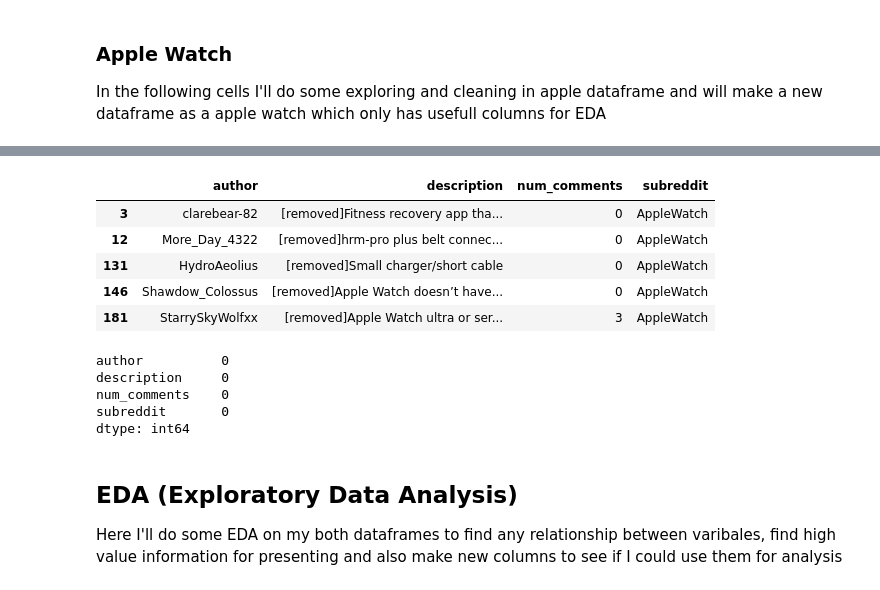
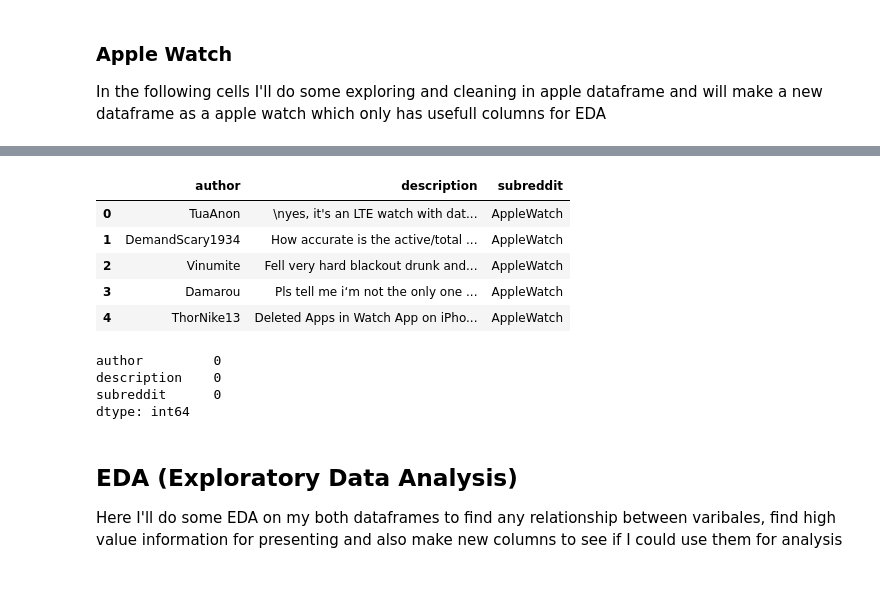
Before and after one commit to farhadfarahanii/Predicting_Subreddit_Based_on_ML_-Models, a Jupyter notebook: code/02_Cleaning_and_EDA.ipynb, the cells around one changed output, grey strips where cells are left out. Drawn from its saved outputs; the diff is of its cells as text; code cells hidden in the pictures.

```diff
--- a/code/02_Cleaning_and_EDA.ipynb
+++ b/code/02_Cleaning_and_EDA.ipynb
@@ -198,10 +187,26 @@ df_applewatch.head()
+# %%
+# make a new dataframe for EDA
+df_applewatch = df_apple.loc[:,["author", "description", "subreddit"]]
+df_applewatch.head()
+# %% [output]
+|  | author | description | subreddit |
+| 0 | TuaAnon | \nyes, it's an LTE watch with dat... | AppleWatch |
+| 1 | DemandScary1934 | How accurate is the active/total ... | AppleWatch |
+| 2 | Vinumite | Fell very hard blackout drunk and... | AppleWatch |
+| 3 | Damarou | Pls tell me i‘m not the only one ... | AppleWatch |
+| 4 | ThorNike13 | Deleted Apps in Watch App on iPho... | AppleWatch |
+# %%
+# check the missong values in new dataframe
+df_applewatch.isna().sum()
+# %% [output]
+author         0
+description    0
+subreddit      0
+dtype: int64
 # %%
 # look for uncertain text
-df_applewatch.loc[df_applewatch['description'].str.contains('remove'),:].head()
+#df_galaxywatch.loc[df_galaxywatch['description'].str.contains('remove'),:].head()
+#df_applewatch.loc[df_applewatch['description'].str.contains('remove'),:].head()
+
+# remove uncertain text
+#df_applewatch['description']=df_applewatch['description'].str.replace('[removed]', '')
-# %% [output]
-|  | author | description | num_comments | subreddit |
-| 3 | clarebear-82 | [removed]Fitness recovery app tha... | 0 | AppleWatch |
-| 12 | More_Day_4322 | [removed]hrm-pro plus belt connec... | 0 | AppleWatch |
-| 131 | HydroAeolius | [removed]Small charger/short cable | 0 | AppleWatch |
-| 146 | Shawdow_Colossus | [removed]Apple Watch doesn’t have... | 0 | AppleWatch |
-| 181 | StarrySkyWolfxx | [removed]Apple Watch ultra or ser... | 3 | AppleWatch |
@@ -211,11 +213,2 @@ df_applewatch.loc[df_applewatch['description'].str.contains('remove'),:].head()
-# %%
-# check for nulls again
-df_applewatch.isna().sum()
-# %% [output]
-author          0
-description     0
-num_comments    0
-subreddit       0
-dtype: int64
 # %%
 # export and save a new dataframe
```
Also changed, not shown: parts of 31 cells of this notebook, 1 other file.
